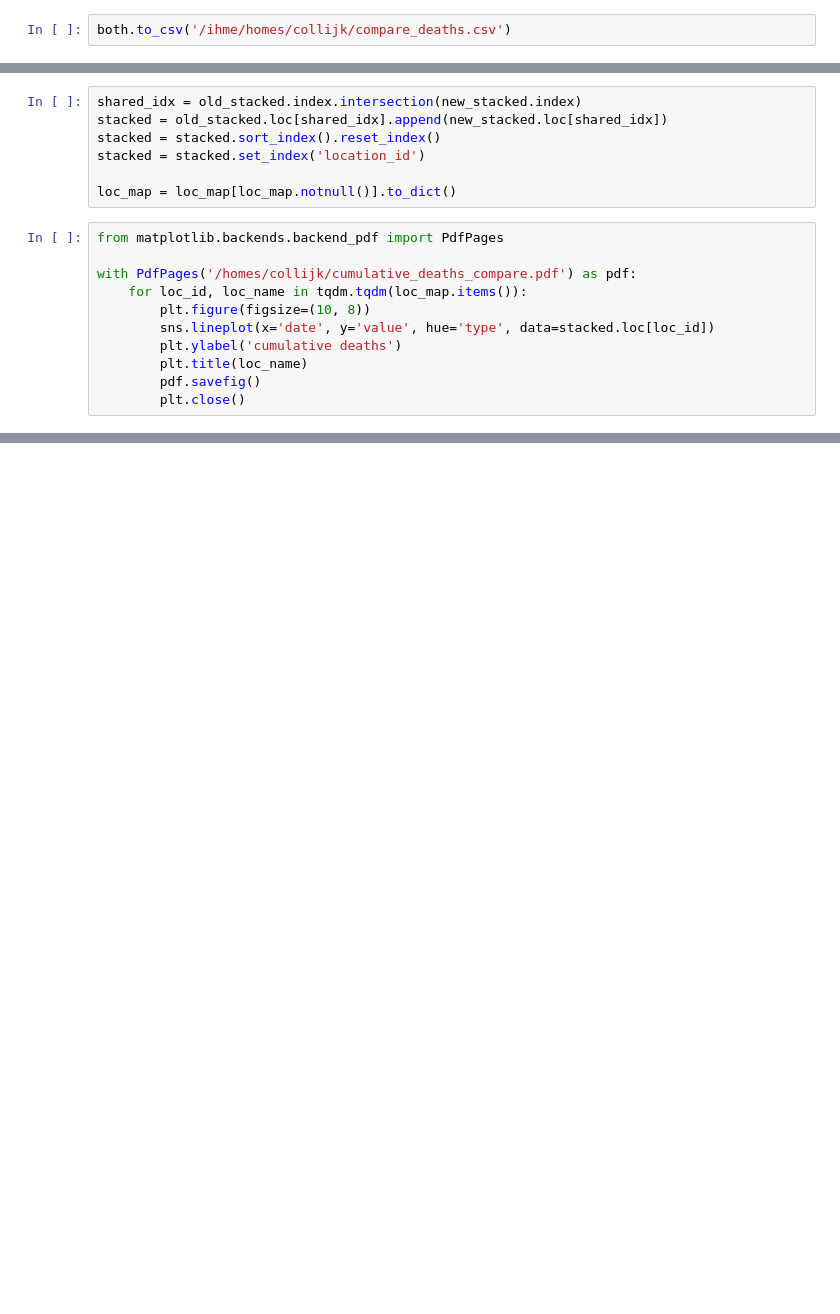
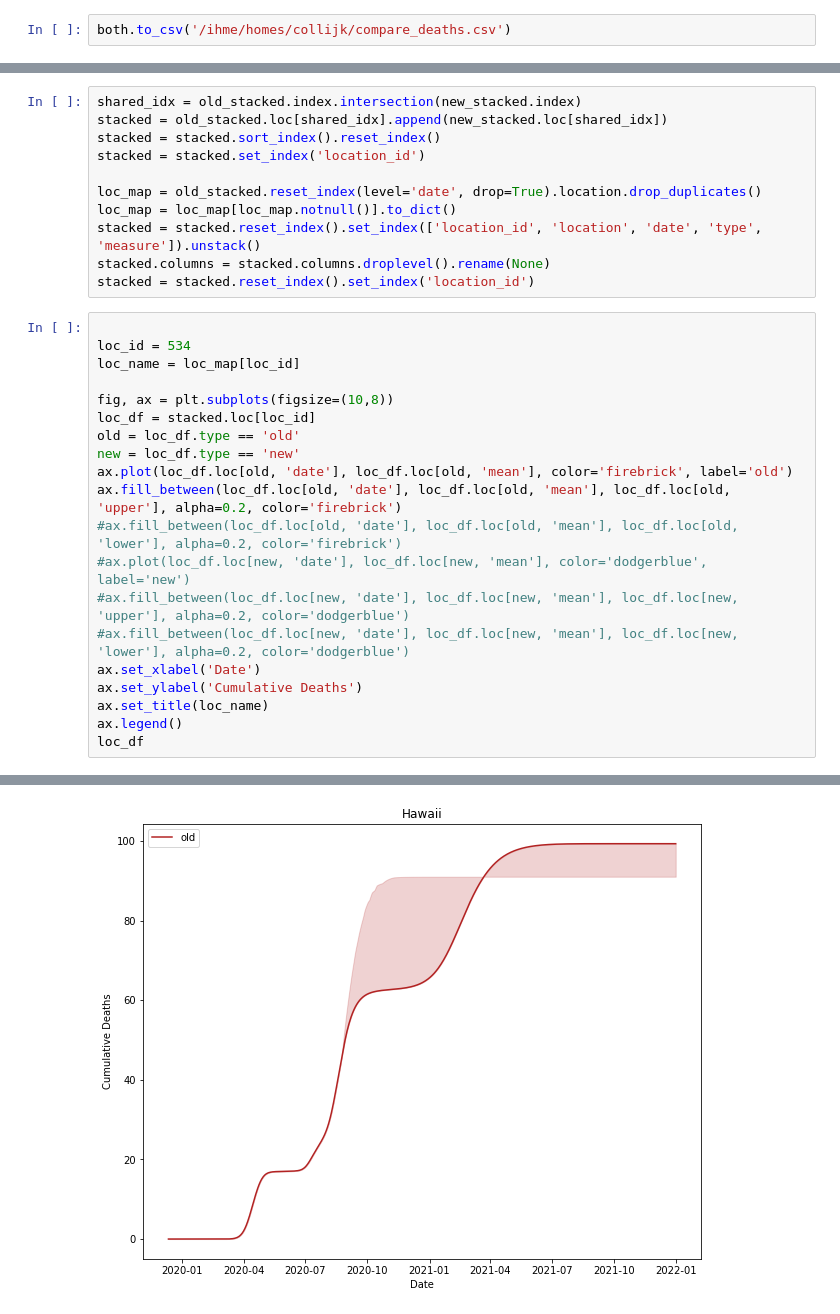
Before and after one commit to ihmeuw/covid-model-seiir-pipeline, a Jupyter notebook: src/covid_model_seiir_pipeline/forecasting/forecast_integration.ipynb, the cells around one changed output, grey strips where cells are left out. Saved outputs shown, nothing was run; the diff lists cells and outputs as text; blank space fills up the shorter version.

```diff
--- a/src/covid_model_seiir_pipeline/forecasting/forecast_integration.ipynb
+++ b/src/covid_model_seiir_pipeline/forecasting/forecast_integration.ipynb
@@ -272,15 +268,29 @@ stacked = old_stacked.loc[shared_idx].append(new_stacked.loc[shared_idx])
 stacked = stacked.sort_index().reset_index()
 stacked = stacked.set_index('location_id')
 
+loc_map = old_stacked.reset_index(level='date', drop=True).location.drop_duplicates()
 loc_map = loc_map[loc_map.notnull()].to_dict()
+stacked = stacked.reset_index().set_index(['location_id', 'location', 'date', 'type', 'measure']).unstack()
+stacked.columns = stacked.columns.droplevel().rename(None)
+stacked = stacked.reset_index().set_index('location_id')
-# %%
-from matplotlib.backends.backend_pdf import PdfPages
-
-with PdfPages('/homes/collijk/cumulative_deaths_compare.pdf') as pdf:
-    for loc_id, loc_name in tqdm.tqdm(loc_map.items()):
-        plt.figure(figsize=(10, 8))
-        sns.lineplot(x='date', y='value', hue='type', data=stacked.loc[loc_id])
-        plt.ylabel('cumulative deaths')
-        plt.title(loc_name)
-        pdf.savefig()
-        plt.close()
+# %%
+
+loc_id = 534
+loc_name = loc_map[loc_id]
+
+fig, ax = plt.subplots(figsize=(10,8))
+loc_df = stacked.loc[loc_id]
+old = loc_df.type == 'old'
+new = loc_df.type == 'new'
+ax.plot(loc_df.loc[old, 'date'], loc_df.loc[old, 'mean'], color='firebrick', label='old')
+ax.fill_between(loc_df.loc[old, 'date'], loc_df.loc[old, 'mean'], loc_df.loc[old, 'upper'], alpha=0.2, color='firebrick')
+#ax.fill_between(loc_df.loc[old, 'date'], loc_df.loc[old, 'mean'], loc_df.loc[old, 'lower'], alpha=0.2, color='firebrick')
+#ax.plot(loc_df.loc[new, 'date'], loc_df.loc[new, 'mean'], color='dodgerblue', label='new')
+#ax.fill_between(loc_df.loc[new, 'date'], loc_df.loc[new, 'mean'], loc_df.loc[new, 'upper'], alpha=0.2, color='dodgerblue')
+#ax.fill_between(loc_df.loc[new, 'date'], loc_df.loc[new, 'mean'], loc_df.loc[new, 'lower'], alpha=0.2, color='dodgerblue')
+ax.set_xlabel('Date')
+ax.set_ylabel('Cumulative Deaths')
+ax.set_title(loc_name)
+ax.legend()
+loc_df
+# %% [output]
@@ -286,0 +311 @@ with PdfPages('/homes/collijk/cumulative_deaths_compare.pdf') as pdf:
+[figure, added]
```
Also changed, not shown: parts of 8 cells of this notebook, 1 other file.
